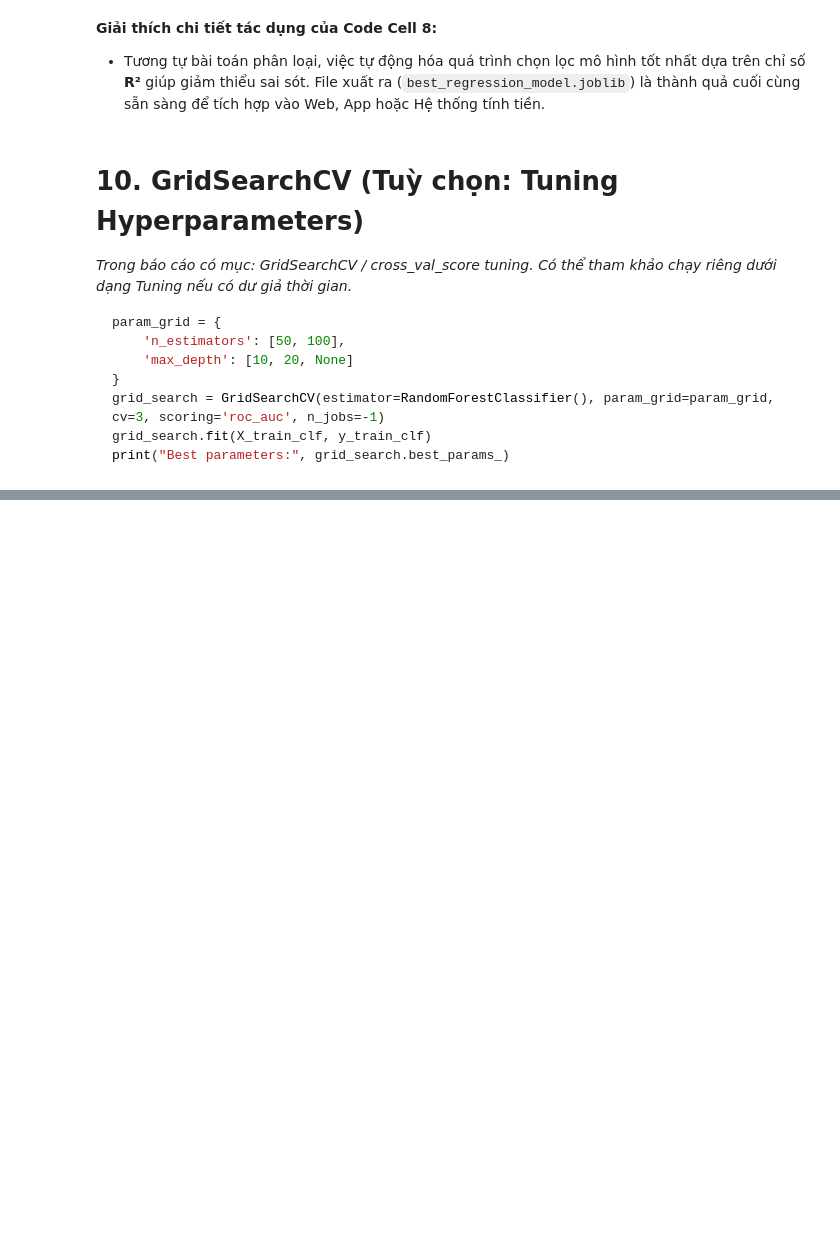
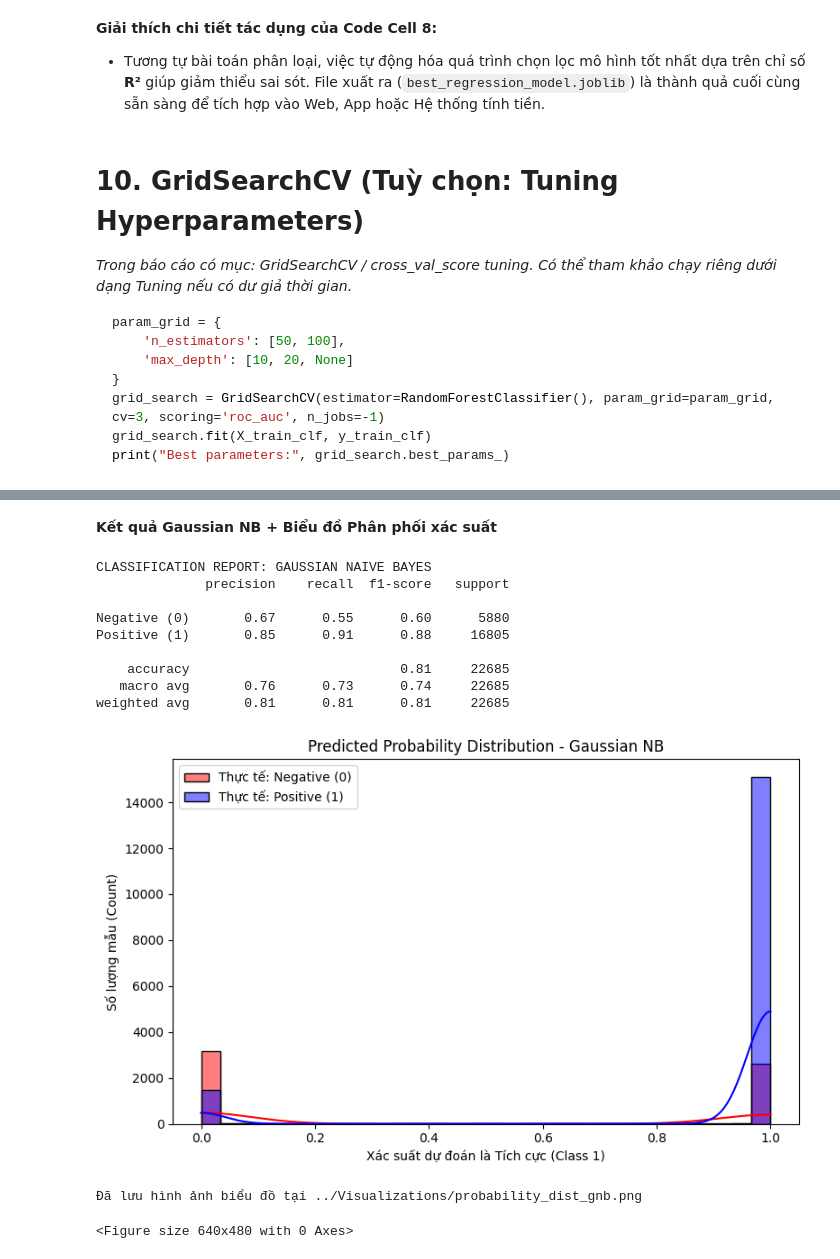
Before and after one commit to tri06052022-blip/BigData-Final-Project, a Jupyter notebook: Notebooks/Modeling_Classification_Regression.ipynb, the cells around one changed output, grey strips where cells are left out. Cells and saved outputs as stored; diff of their text form; code cells hidden in the pictures; blank space fills up the shorter version.

```diff
--- a/Notebooks/Modeling_Classification_Regression.ipynb
+++ b/Notebooks/Modeling_Classification_Regression.ipynb
@@ -424,0 +532,54 @@ print("Best parameters:", grid_search.best_params_)
+# %% [markdown]
+**Kết quả Gaussian NB + Biểu đồ Phân phối xác suất**
+# %%
+import matplotlib.pyplot as plt
+import seaborn as sns
+from sklearn.metrics import classification_report
+import scipy.sparse
+
+# Trích xuất mô hình Gaussian NB từ dictionary
+gnb_model = clf_models['Gaussian NB']
+
+# Dự đoán dữ liệu (Bắt buộc dùng .toarray() vì GaussianNB không nhận sparse matrix)
+if scipy.sparse.issparse(X_test_clf):
+    X_test_dense = X_test_clf.toarray()
+else:
+    X_test_dense = X_test_clf
+
+y_pred_gnb = gnb_model.predict(X_test_dense)
+y_prob_gnb = gnb_model.predict_proba(X_test_dense)[:, 1]
+
+# 1. IN CLASSIFICATION REPORT
+print("CLASSIFICATION REPORT: GAUSSIAN NAIVE BAYES")
+target_names = ['Negative (0)', 'Positive (1)']
+print(classification_report(y_test_clf, y_pred_gnb, target_names=target_names))
+
+# 2. VẼ BIỂU ĐỒ PHÂN PHỐI XÁC SUẤT (Probability Distribution)
+plt.figure(figsize=(8,5))
+# Lọc ra xác suất của những bình luận thực tế là Tiêu cực (màu đỏ)
+sns.histplot(y_prob_gnb[y_test_clf == 0], color='red', label='Thực tế: Negative (0)', kde=True, bins=30, alpha=0.5)
+# Lọc ra xác suất của những bình luận thực tế là Tích cực (màu xanh)
+sns.histplot(y_prob_gnb[y_test_clf == 1], color='blue', label='Thực tế: Positive (1)', kde=True, bins=30, alpha=0.5)
+
+plt.title('Predicted Probability Distribution - Gaussian NB')
+plt.xlabel('Xác suất dự đoán là Tích cực (Class 1)')
+plt.ylabel('Số lượng mẫu (Count)')
+plt.legend()
+plt.tight_layout()
+plt.show()
+
+plt.savefig('../Visualizations/probability_dist_gnb.png')
+print("Đã lưu hình ảnh biểu đồ tại ../Visualizations/probability_dist_gnb.png")
+# %% [output]
+CLASSIFICATION REPORT: GAUSSIAN NAIVE BAYES
+              precision    recall  f1-score   support
+
+Negative (0)       0.67      0.55      0.60      5880
+Positive (1)       0.85      0.91      0.88     16805
+
+    accuracy                           0.81     22685
+   macro avg       0.76      0.73      0.74     22685
+weighted avg       0.81      0.81      0.81     22685
+[figure, added]
+Đã lưu hình ảnh biểu đồ tại ../Visualizations/probability_dist_gnb.png
+<Figure size 640x480 with 0 Axes>
```
Also changed, not shown: parts of 14 cells of this notebook, 7 other files.
